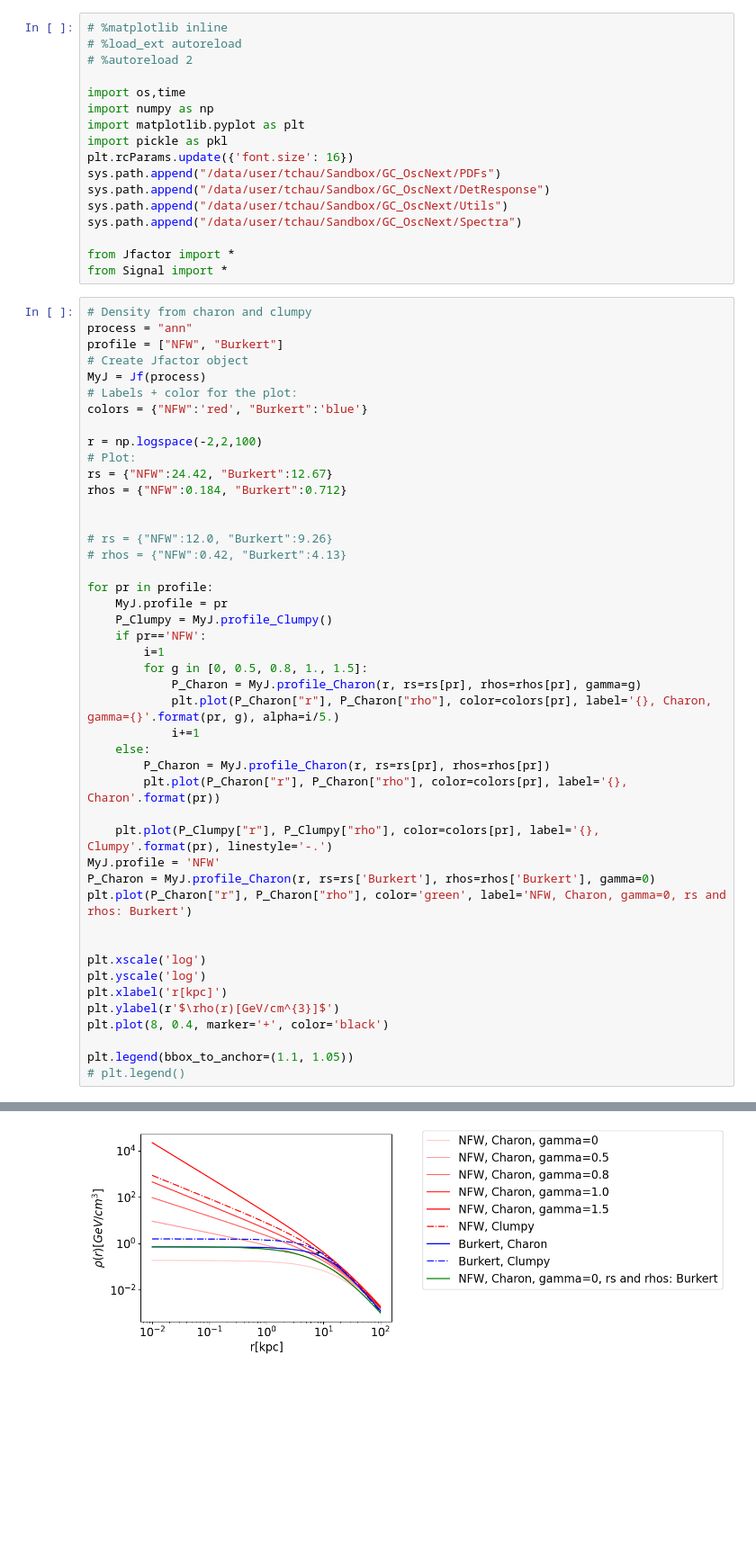
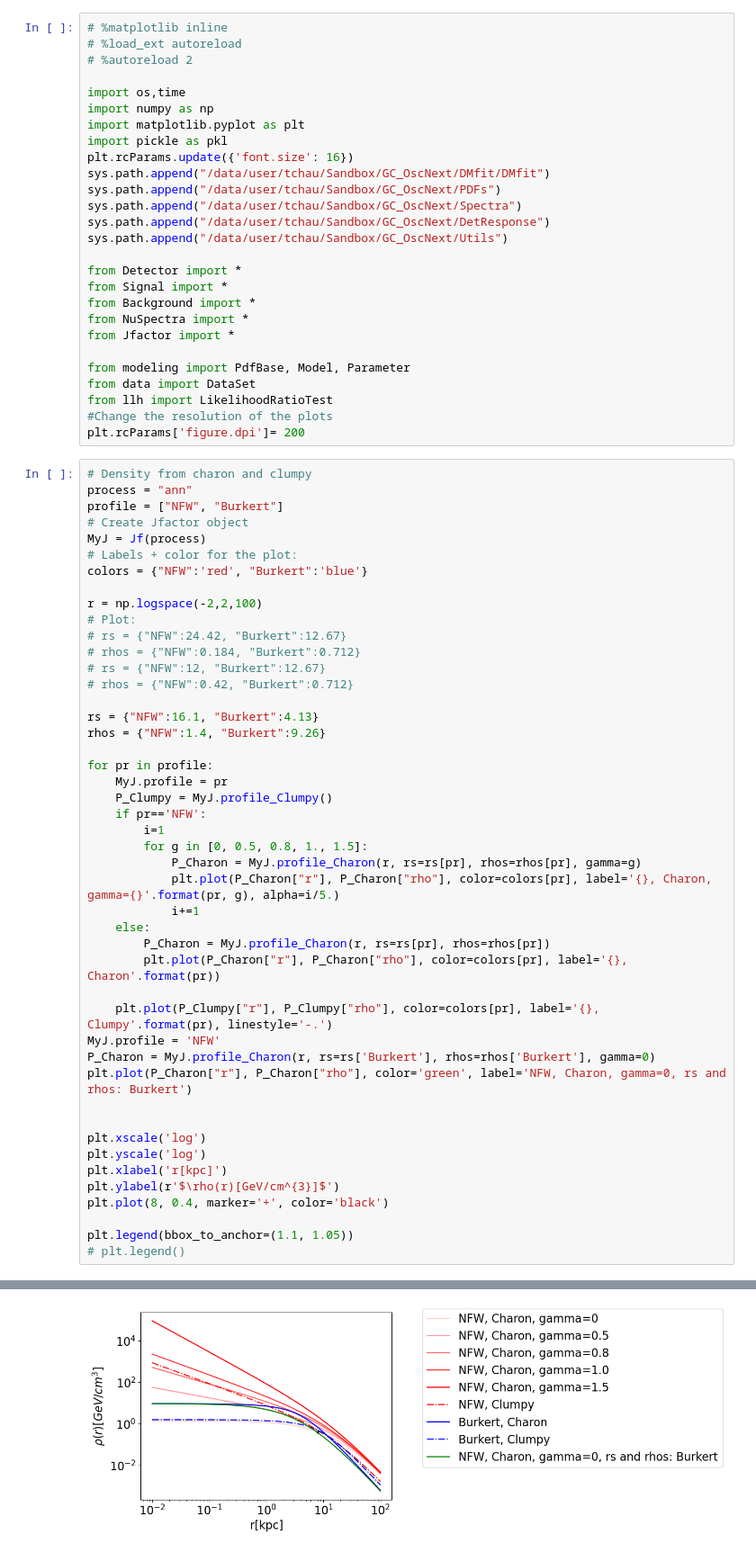
Before and after one commit to NhanChau94/GC_OscNext, a Jupyter notebook: PlotScripts/Jfactor.ipynb, the cells around one changed output, grey strips where cells are left out. Shown at 90% size. Drawn from its saved outputs; the diff is of its cells as text; blank space fills up the shorter version.

```diff
--- a/PlotScripts/Jfactor.ipynb
+++ b/PlotScripts/Jfactor.ipynb
@@ -8,13 +8,23 @@ import numpy as np
 import matplotlib.pyplot as plt
 import pickle as pkl
 plt.rcParams.update({'font.size': 16})
+sys.path.append("/data/user/tchau/Sandbox/GC_OscNext/DMfit/DMfit")
 sys.path.append("/data/user/tchau/Sandbox/GC_OscNext/PDFs")
+sys.path.append("/data/user/tchau/Sandbox/GC_OscNext/Spectra")
 sys.path.append("/data/user/tchau/Sandbox/GC_OscNext/DetResponse")
 sys.path.append("/data/user/tchau/Sandbox/GC_OscNext/Utils")
-sys.path.append("/data/user/tchau/Sandbox/GC_OscNext/Spectra")
 
+from Detector import *
+from Signal import *
+from Background import *
+from NuSpectra import *
 from Jfactor import *
-from Signal import *
+
+from modeling import PdfBase, Model, Parameter
+from data import DataSet
+from llh import LikelihoodRatioTest
+#Change the resolution of the plots
+plt.rcParams['figure.dpi']= 200
 # %%
 # Density from charon and clumpy
 process = "ann"
@@ -26,40 +36,41 @@ colors = {"NFW":'red', "Burkert":'blue'}
 
 r = np.logspace(-2,2,100)
 # Plot:
-rs = {"NFW":24.42, "Burkert":12.67}
-rhos = {"NFW":0.184, "Burkert":0.712}
+# rs = {"NFW":24.42, "Burkert":12.67}
+# rhos = {"NFW":0.184, "Burkert":0.712}
+# rs = {"NFW":12, "Burkert":12.67}
+# rhos = {"NFW":0.42, "Burkert":0.712}
 
-
-# rs = {"NFW":12.0, "Burkert":9.26}
-# rhos = {"NFW":0.42, "Burkert":4.13}
+rs = {"NFW":16.1, "Burkert":4.13}
+rhos = {"NFW":1.4, "Burkert":9.26}
 
 for pr in profile:
     MyJ.profile = pr
     P_Clumpy = MyJ.profile_Clumpy()
     if pr=='NFW':
         i=1
         for g in [0, 0.5, 0.8, 1., 1.5]:
             P_Charon = MyJ.profile_Charon(r, rs=rs[pr], rhos=rhos[pr], gamma=g)
             plt.plot(P_Charon["r"], P_Charon["rho"], color=colors[pr], label='{}, Charon, gamma={}'.format(pr, g), alpha=i/5.)
             i+=1
     else:
         P_Charon = MyJ.profile_Charon(r, rs=rs[pr], rhos=rhos[pr])
         plt.plot(P_Charon["r"], P_Charon["rho"], color=colors[pr], label='{}, Charon'.format(pr))
 
     plt.plot(P_Clumpy["r"], P_Clumpy["rho"], color=colors[pr], label='{}, Clumpy'.format(pr), linestyle='-.')
 MyJ.profile = 'NFW'
 P_Charon = MyJ.profile_Charon(r, rs=rs['Burkert'], rhos=rhos['Burkert'], gamma=0)
 plt.plot(P_Charon["r"], P_Charon["rho"], color='green', label='NFW, Charon, gamma=0, rs and rhos: Burkert')
 
 
 plt.xscale('log')
 plt.yscale('log')
 plt.xlabel('r[kpc]')
 plt.ylabel(r'$\rho(r)[GeV/cm^{3}]$')
 plt.plot(8, 0.4, marker='+', color='black')
 
 plt.legend(bbox_to_anchor=(1.1, 1.05))
 # plt.legend()
 # %% [output]
 <matplotlib.legend.Legend at 0x...>
-[figure, old version]
+[figure, new version]
```
Also changed, not shown: parts of 7 cells of this notebook, 6 other files.
